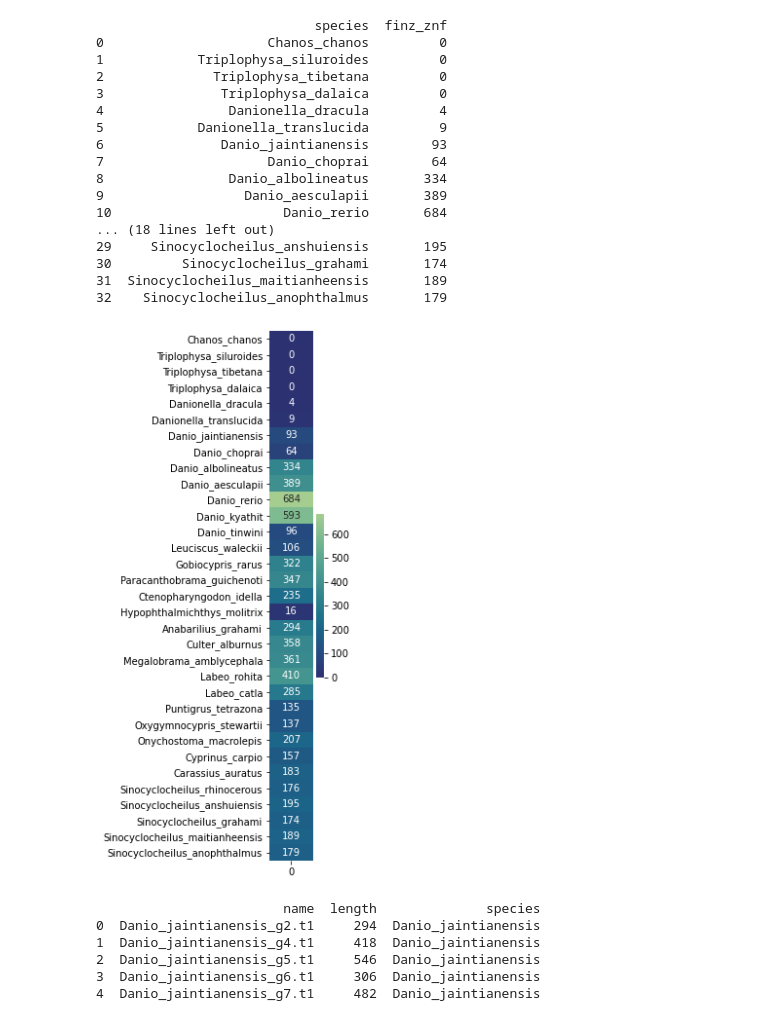
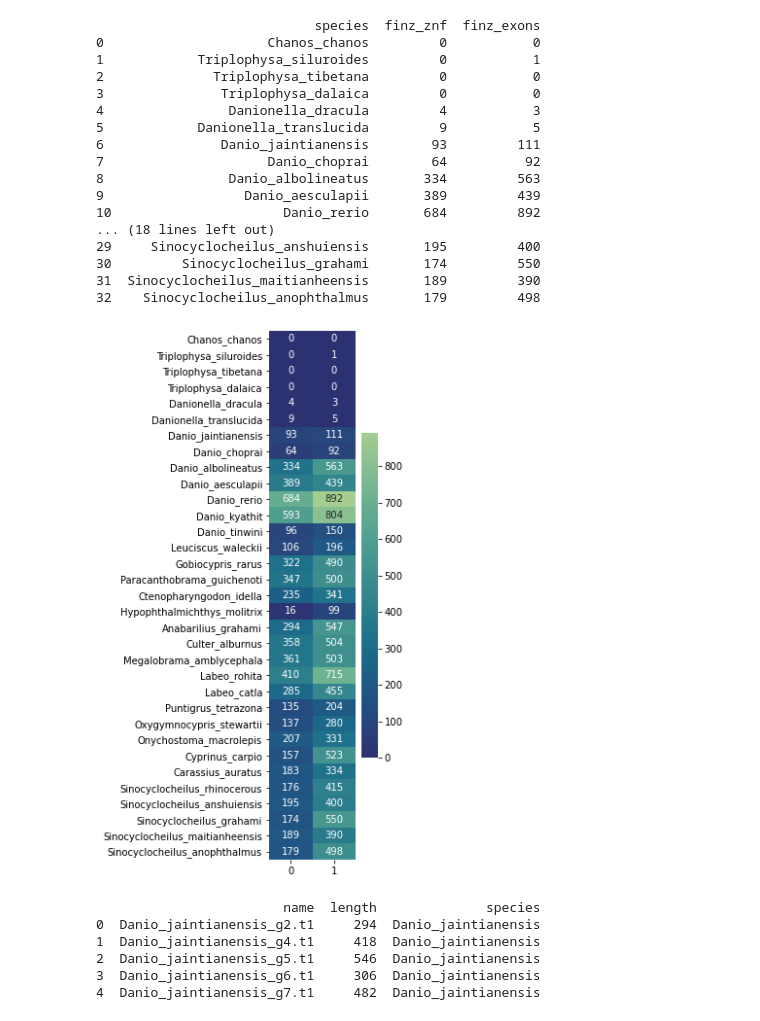
Before and after one commit to jonathan-wells/finz-znf, a Jupyter notebook: analysis/summary.ipynb, the cells around one changed output. Cells and saved outputs as stored; diff of their text form; code cells hidden in the pictures.

```diff
--- a/analysis/summary.ipynb
+++ b/analysis/summary.ipynb
@@ -57,39 +57,54 @@ def count_finz_znf(species):
                 count += 1
     return count
 
+def count_finz_exons(species):
+    count = 0
+    with open(f'../data/blast-out/{species}_finz_locs.out') as infile:
+        for line in infile:
+            count += 1
+    return count
+
+def count_znf_hits(species):
+    count = 0
+    with open(f'../data/blast-out/{species}_znf_locs.out') as infile:
+        for line in infile:
+            count += 1
+    return count
+
 count_df = pd.DataFrame({'species': phylogeny_order})
 count_df['finz_znf'] = count_df.species.apply(count_finz_znf)
+count_df['finz_exons'] = count_df.species.apply(count_finz_exons)
 print(count_df)
 # %% [output]
-                            species  finz_znf
-0                     Chanos_chanos         0
-1            Triplophysa_siluroides         0
-2              Triplophysa_tibetana         0
-3               Triplophysa_dalaica         0
-4                Danionella_dracula         4
-5            Danionella_translucida         9
-6               Danio_jaintianensis        93
-7                     Danio_choprai        64
-8                Danio_albolineatus       334
-9                  Danio_aesculapii       389
-10                      Danio_rerio       684
+                            species  finz_znf  finz_exons
+0                     Chanos_chanos         0           0
+1            Triplophysa_siluroides         0           1
+2              Triplophysa_tibetana         0           0
+3               Triplophysa_dalaica         0           0
+4                Danionella_dracula         4           3
+5            Danionella_translucida         9           5
+6               Danio_jaintianensis        93         111
+7                     Danio_choprai        64          92
+8                Danio_albolineatus       334         563
+9                  Danio_aesculapii       389         439
+10                      Danio_rerio       684         892
 ... (18 lines left out)
-29     Sinocyclocheilus_anshuiensis       195
-30         Sinocyclocheilus_grahami       174
-31  Sinocyclocheilus_maitianheensis       189
-32    Sinocyclocheilus_anophthalmus       179
+29     Sinocyclocheilus_anshuiensis       195         400
+30         Sinocyclocheilus_grahami       174         550
+31  Sinocyclocheilus_maitianheensis       189         390
+32    Sinocyclocheilus_anophthalmus       179         498
 # %%
-nfinz = [[0]]
-for sp in phylogeny_order[1:]:
-    nfinz.append(list(count_df.loc[count_df.species == sp, 'finz_znf']))
+# nfinz = [[0]]
+# for sp in phylogeny_order[1:]:
+#     nfinz.append(count_df.loc[count_df.species == sp]['finz_znf', 'finz_exons'])
 
-plt.figure(figsize=(1,10))
-hm = sns.heatmap(nfinz, cmap='crest_r', annot=True, fmt='d', yticklabels=phylogeny_order)
-
-plt.savefig('../figs/nfinz_heatmap.pdf', dpi=300, bbox_inches='tight')
+nfinz = [[i[1].finz_znf, i[1].finz_exons] for i in count_df.iterrows()]
+fig, ax = plt.subplots(figsize=(2,10))
+sns.heatmap(nfinz, cmap='crest_r', annot=True, fmt='d', yticklabels=phylogeny_order, ax=ax)
+# plt.savefig('../figs/nfinz_heatmap.pdf', dpi=300, bbox_inches='tight')
 plt.show()
 # %% [output]
-[figure, old version]
+[figure, new version]
 # %%
 seqdict = {}
 for record in SeqIO.parse('../data/seqs/cypriniformes_augustus_finz.fa', 'fasta'):
```
Also changed, not shown: parts of 3 cells of this notebook, 5 other files.
